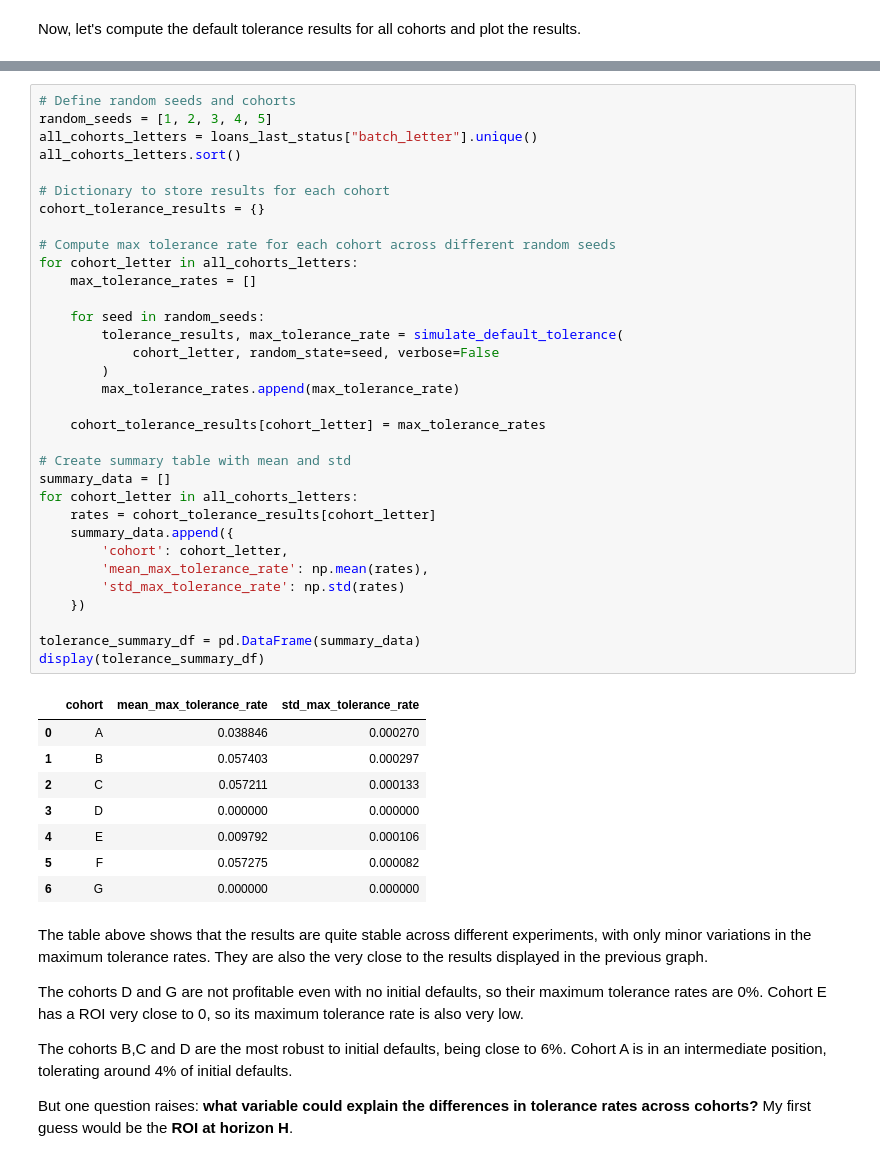
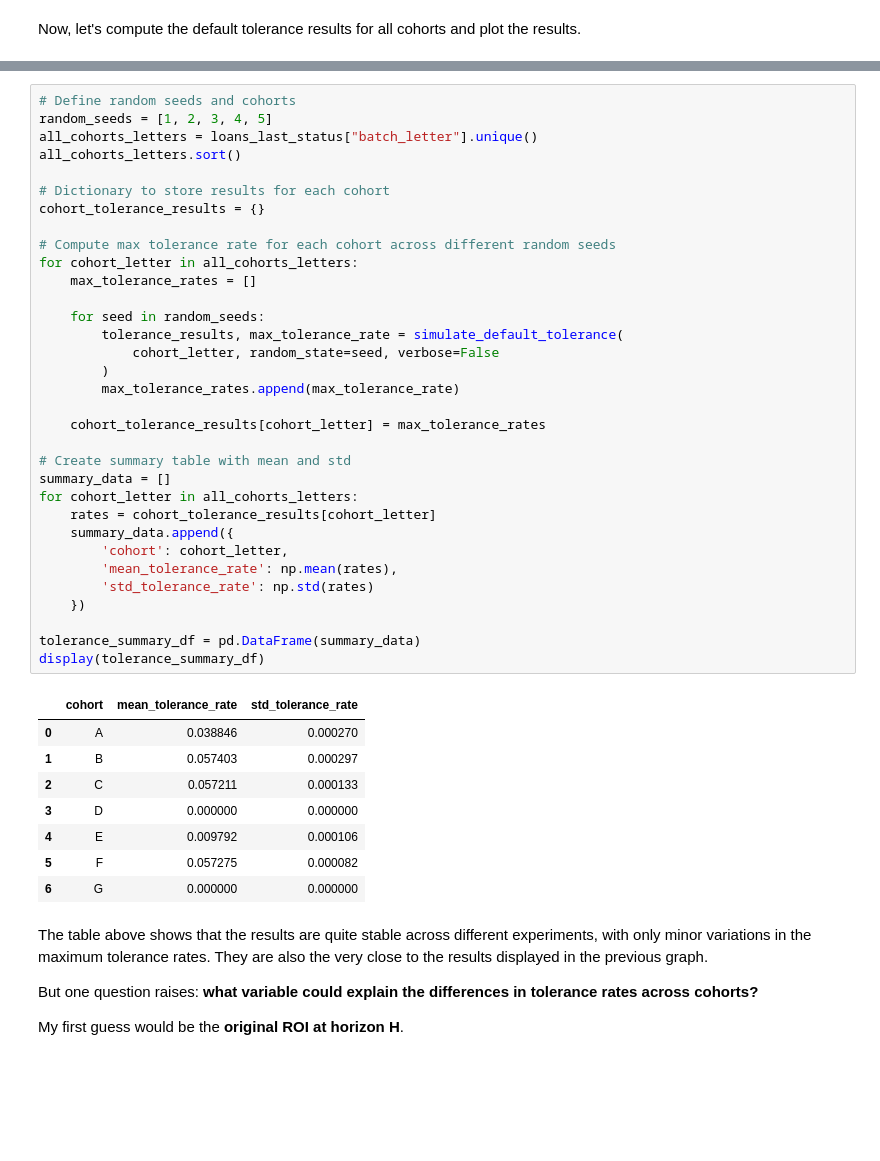
Before and after one commit to jquentino/cohort-profitability-case, a Jupyter notebook: notebooks/1-jq-exploratory-data-analysis.ipynb, the cells around one changed output, grey strips where cells are left out. Saved outputs shown, nothing was run; the diff lists cells and outputs as text; blank space fills up the shorter version.

```diff
--- a/notebooks/1-jq-exploratory-data-analysis.ipynb
+++ b/notebooks/1-jq-exploratory-data-analysis.ipynb
@@ -636,36 +633,36 @@ We can then aggregate the results across all experiments to obtain a more robust
 random_seeds = [1, 2, 3, 4, 5]
 all_cohorts_letters = loans_last_status["batch_letter"].unique()
 all_cohorts_letters.sort()
 
 # Dictionary to store results for each cohort
 cohort_tolerance_results = {}
 
 # Compute max tolerance rate for each cohort across different random seeds
 for cohort_letter in all_cohorts_letters:
     max_tolerance_rates = []
 
     for seed in random_seeds:
         tolerance_results, max_tolerance_rate = simulate_default_tolerance(
             cohort_letter, random_state=seed, verbose=False
         )
         max_tolerance_rates.append(max_tolerance_rate)
 
     cohort_tolerance_results[cohort_letter] = max_tolerance_rates
 
 # Create summary table with mean and std
 summary_data = []
 for cohort_letter in all_cohorts_letters:
     rates = cohort_tolerance_results[cohort_letter]
     summary_data.append({
         'cohort': cohort_letter,
-        'mean_max_tolerance_rate': np.mean(rates),
-        'std_max_tolerance_rate': np.std(rates)
+        'mean_tolerance_rate': np.mean(rates),
+        'std_tolerance_rate': np.std(rates)
     })
 
 tolerance_summary_df = pd.DataFrame(summary_data)
 display(tolerance_summary_df)
 # %% [output]
-|  | cohort | mean_max_tolerance_rate | std_max_tolerance_rate |
+|  | cohort | mean_tolerance_rate | std_tolerance_rate |
 | 0 | A | 0.038846 | 0.000270 |
 | 1 | B | 0.057403 | 0.000297 |
 | 2 | C | 0.057211 | 0.000133 |
@@ -676,9 +673,6 @@ display(tolerance_summary_df)
 # %% [markdown]
 The table above shows that the results are quite stable across different experiments, with only minor variations in the maximum tolerance rates. They are also the very close to the results displayed in the previous graph.
 
-The cohorts D and G are not profitable even with no initial defaults, so their maximum tolerance rates are 0%. Cohort E has a ROI very close to 0, so its maximum tolerance rate is also very low.
+But one question raises: **what variable could explain the differences in tolerance rates across cohorts?**
 
-The cohorts B,C and D are the most robust to initial defaults, being close to 6%. Cohort A is in an intermediate position, tolerating around 4% of initial defaults.
-
-But one question raises: **what variable could explain the differences in tolerance rates across cohorts?**
-My first guess would be the **ROI at horizon H**.
+My first guess would be the **original ROI at horizon H**.
```
Also changed, not shown: parts of 7 cells of this notebook.
